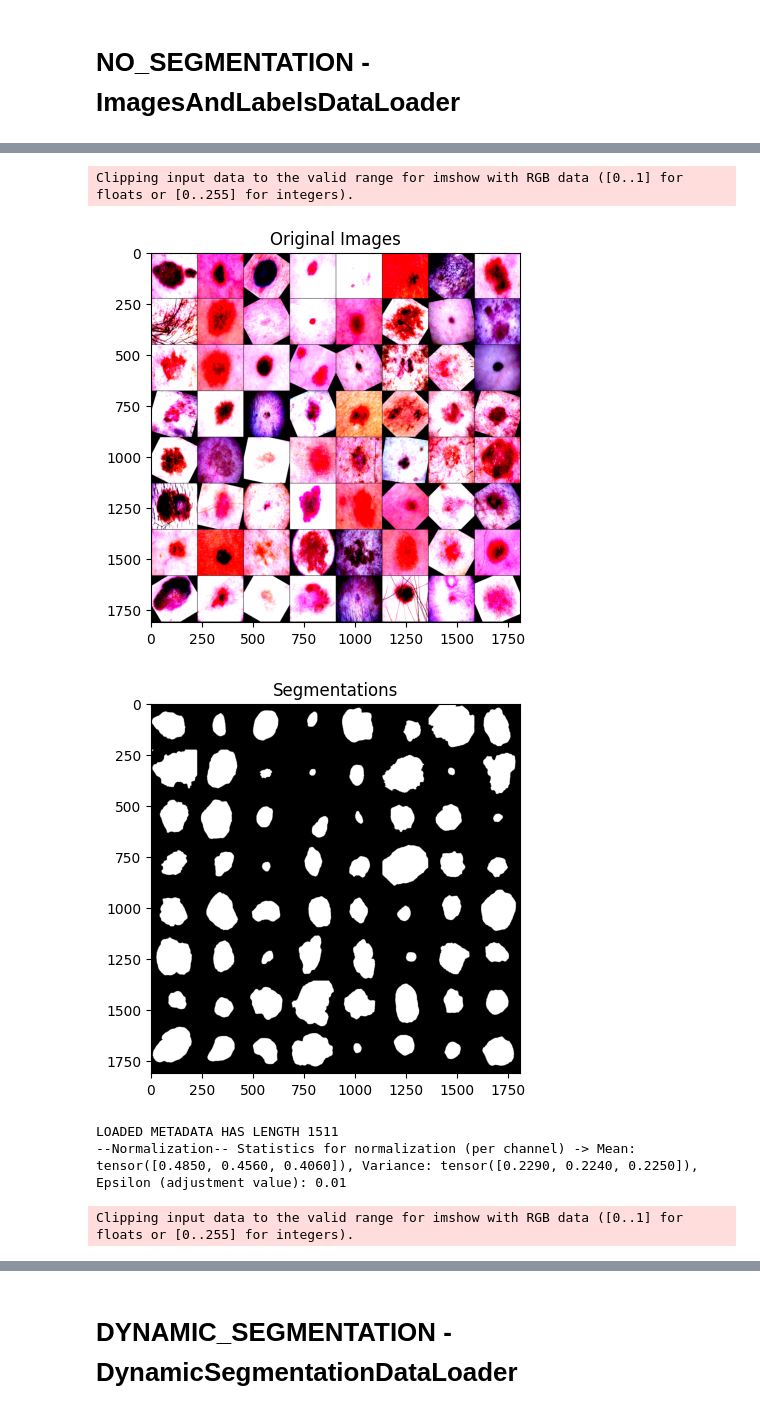
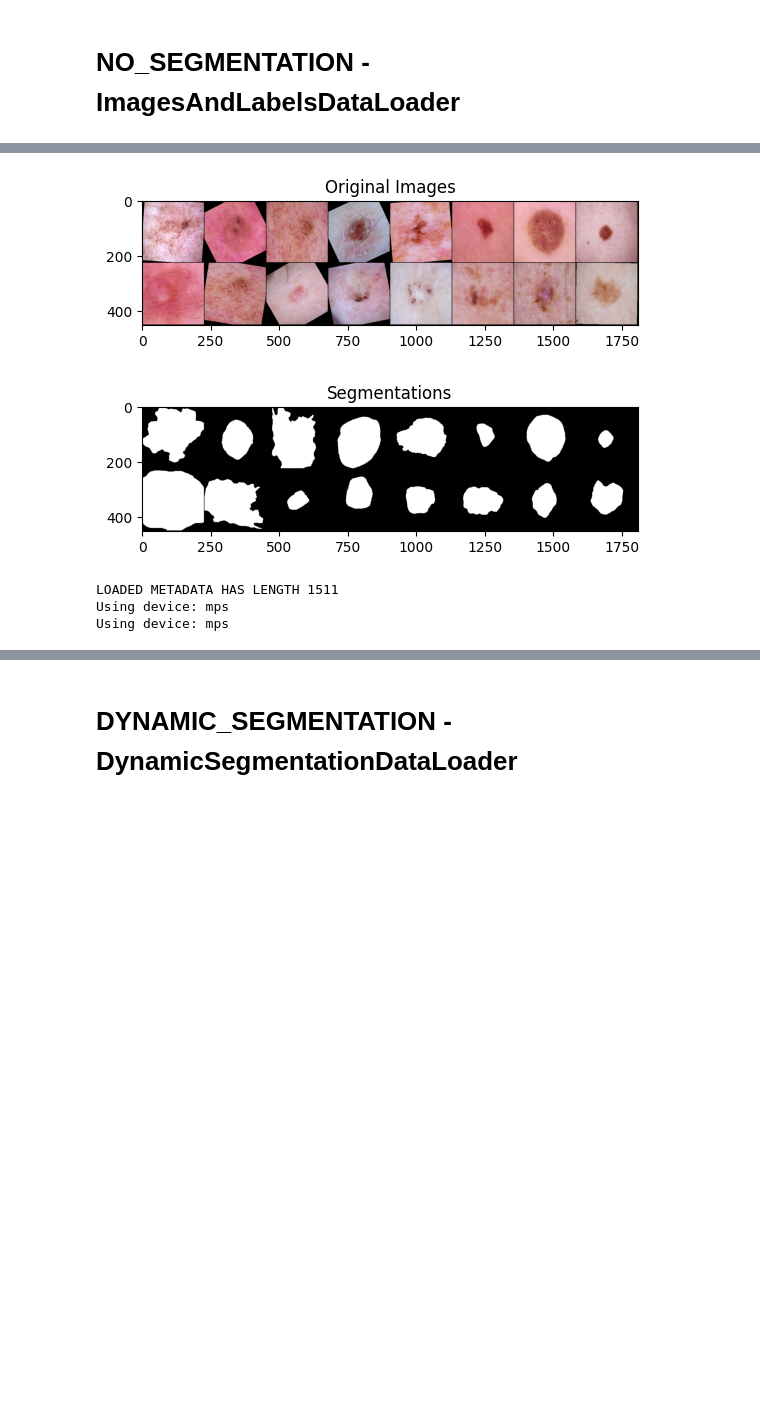
Before and after one commit to CorsiDanilo/skin-lesion-classification, a Jupyter notebook: Dataloader_brainstorm.ipynb, the cells around one changed output, grey strips where cells are left out. Drawn from its saved outputs; the diff is of its cells as text; code cells hidden in the pictures; blank space fills up the shorter version.

```diff
--- a/Dataloader_brainstorm.ipynb
+++ b/Dataloader_brainstorm.ipynb
@@ -42,7 +46,8 @@ from constants import IMAGENET_STATISTICS
 strategy = SegmentationStrategy.NO_SEGMENTATION.value
 dataloader = get_dataloder_from_strategy(
     strategy=strategy,
-    normalize=True,
+    normalize=False,
+    batch_size=16,
     normalization_statistics=IMAGENET_STATISTICS)
 train_dataloader = dataloader.get_train_dataloder()
 batch = next(iter(train_dataloader))
@@ -74,6 +78,5 @@ Metadata before split has length 7470
-Clipping input data to the valid range for imshow with RGB data ([0..1] for floats or [0..255] for integers).
-[figure, old version]
+[figure, new version]
-[figure, old version]
+[figure, new version]
-LOADED METADATA HAS LENGTH 1511
---Normalization-- Statistics for normalization (per channel) -> Mean: tensor([0.4850, 0.4560, 0.4060]), Variance: tensor([0.2290, 0.2240, 0.2250]), Epsilon (adjustment value): 0.01
-Clipping input data to the valid range for imshow with RGB data ([0..1] for floats or [0..255] for integers).
+LOADED METADATA HAS LENGTH 1511
+Using device: mps
+Using device: mps
```
Also changed, not shown: parts of 4 cells of this notebook, 9 other files.
